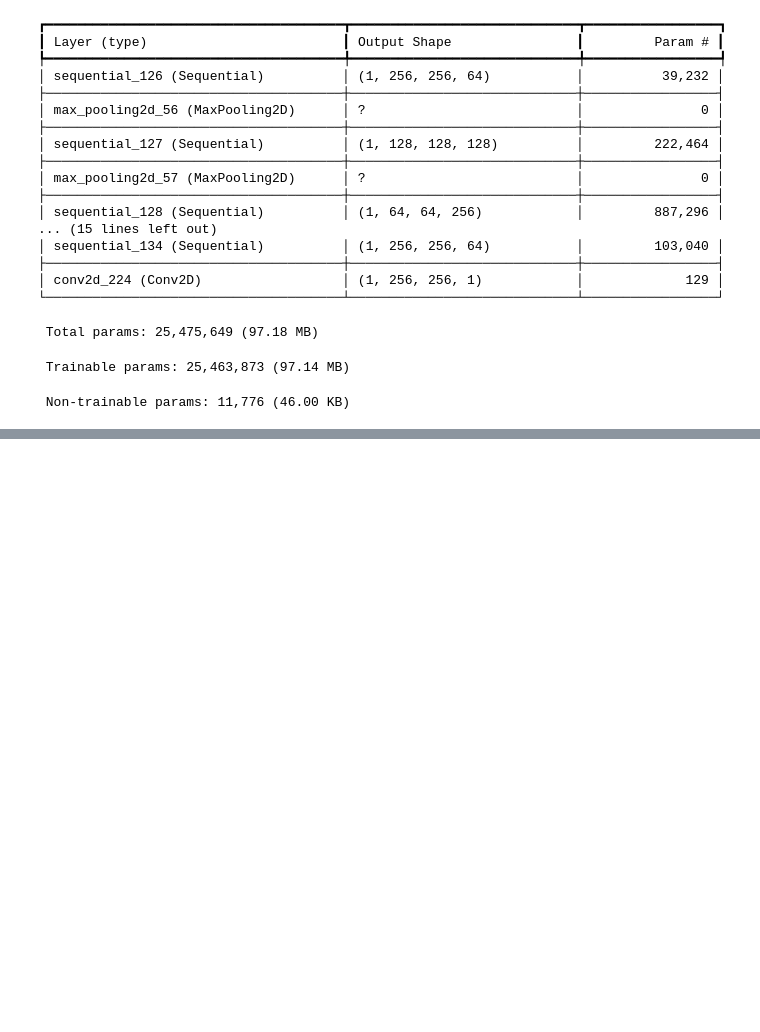
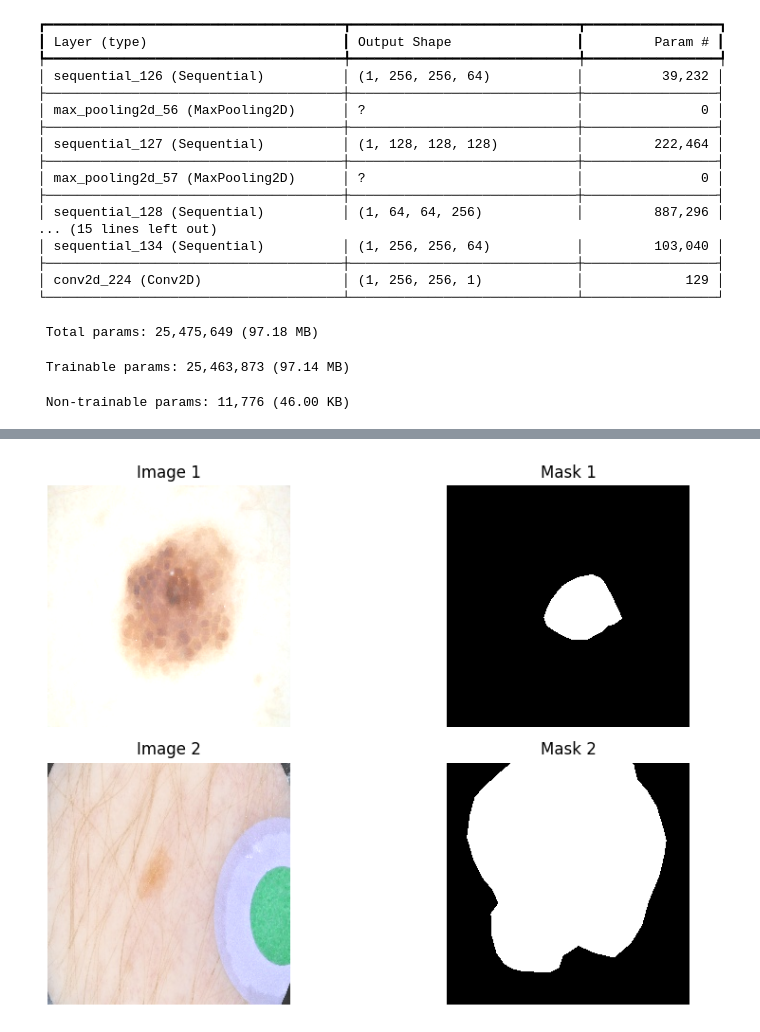
Before and after one commit to dbaschiera/CV-skin-lesions, a Jupyter notebook: project.ipynb, the cells around one changed output, grey strips where cells are left out. Drawn from its saved outputs; the diff is of its cells as text; code cells hidden in the pictures; blank space fills up the shorter version.

```diff
--- a/project.ipynb
+++ b/project.ipynb
@@ -158,6 +161,7 @@ Model: "u_net_6"
  Trainable params: 0 (0.00 B)
  Non-trainable params: 0 (0.00 B)
 # %%
+
 def load_image(image_path):
     """Load an image, decode it, and resize to 256x256"""
     img = tf.io.read_file(image_path)               # Read image
@@ -186,14 +190,14 @@ def load_data(image_folder, mask_folder):
     dataset = dataset.map(lambda x, y: (load_image(x), load_mask(y)))
 
     # Shuffle and batch the dataset
-    dataset = dataset.shuffle(buffer_size=1000)  # Shuffle with buffer_size (adjust as needed)
+    # dataset = dataset.shuffle(buffer_size=1000)  # Shuffle with buffer_size (adjust as needed)
     dataset = dataset.batch(batch_size=16)  # Batch size for training (adjust as needed)
 
     return dataset
 # %%
 # Set the directory paths
-image_folder = '/content/drive/MyDrive/CV project/normalized_images'
-mask_folder = '/content/drive/MyDrive/CV project/normalized_masks'
+image_folder = 'normalized_images'
+mask_folder = 'normalized_masks'
 
 # Load the dataset
 train_dataset = load_data(image_folder, mask_folder)
@@ -202,12 +206,6 @@ train_dataset = load_data(image_folder, mask_folder)
 for images, masks in train_dataset.take(1):
     print("Image batch shape:", images.shape)
     print("Mask batch shape:", masks.shape)
-
-# Compile the model
-unet.compile(optimizer='adam', loss='binary_crossentropy', metrics=['accuracy'])
-
-# Train the model
-unet.fit(train_dataset, epochs=5)  # Adjust the number of epochs as needed
 # %% [output]
 Image batch shape: (16, 256, 256, 3)
 Mask batch shape: (16, 256, 256, 1)
@@ -229,0 +255,3 @@ Epoch 10/10
+# %%
+unet.compile(optimizer='adam', loss=bce_dice_loss, metrics=[iou_score, dice_score])
+unet.fit(train_dataset, epochs=20)  # Adjust the number of epochs as needed
@@ -362,0 +759,32 @@ plt.show()
+# %%
+# Get an iterator for the dataset
+dataset_iter = iter(sampled_train_dataset)
+
+# Retrieve the first batch
+image_batch, mask_batch = next(dataset_iter)
+
+# Convert tensors to NumPy arrays for visualization
+image_batch = image_batch.numpy()
+mask_batch = mask_batch.numpy()
+
+# Number of images to display
+num_images_to_show = min(5, len(image_batch))  # Show up to 5 images
+
+# Plot the images and their corresponding masks
+fig, axes = plt.subplots(num_images_to_show, 2, figsize=(10, num_images_to_show * 3))
+
+for i in range(num_images_to_show):
+    # Show the image
+    axes[i, 0].imshow(image_batch[i])
+    axes[i, 0].set_title(f"Image {i+1}")
+    axes[i, 0].axis("off")
+
+    # Show the corresponding mask
+    axes[i, 1].imshow(mask_batch[i].squeeze(), cmap="gray")
+    axes[i, 1].set_title(f"Mask {i+1}")
+    axes[i, 1].axis("off")
+
+plt.tight_layout()
+plt.show()
+# %% [output]
+[figure, added]
```
Also changed, not shown: parts of 20 cells of this notebook, 1 other file.
